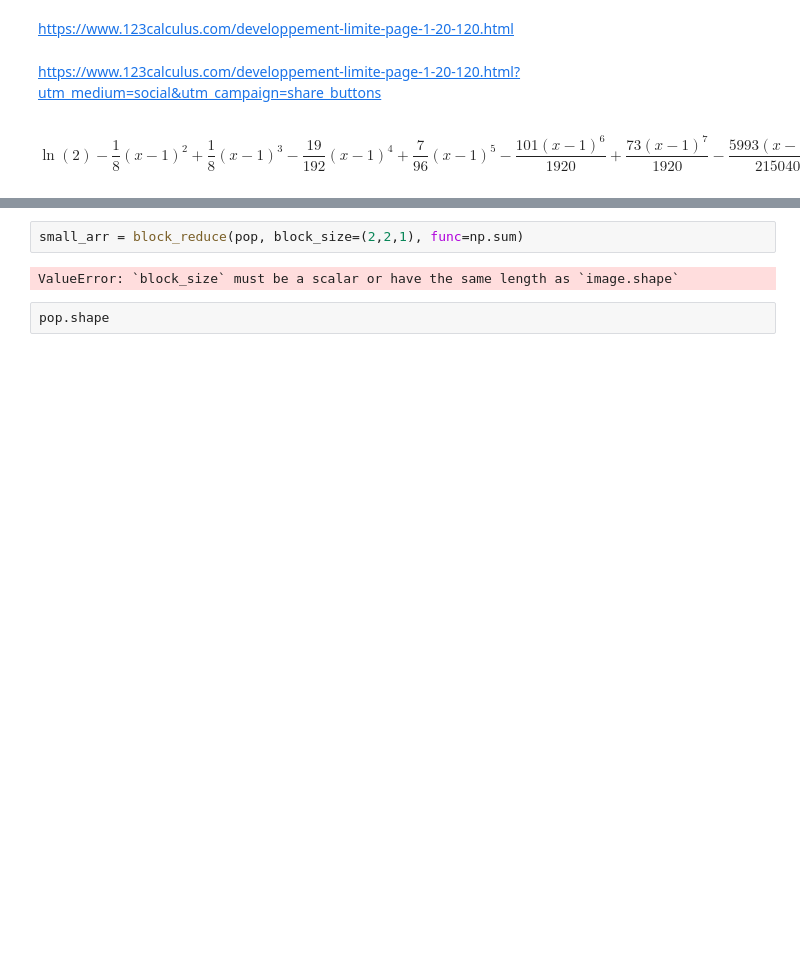
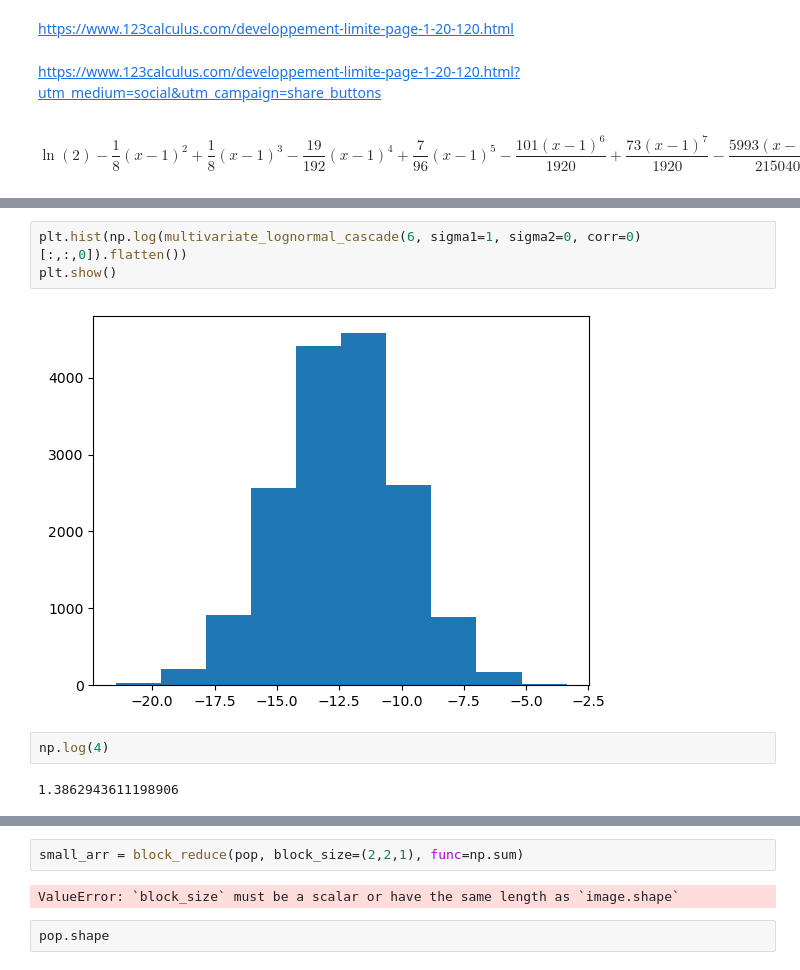
Before and after one commit to fsemecurbe/MMTMSS, a Jupyter notebook: MMTMSS_simplified.ipynb, the cells around one changed output, grey strips where cells are left out. Drawn from its saved outputs; the diff is of its cells as text; blank space fills up the shorter version.

```diff
--- a/MMTMSS_simplified.ipynb
+++ b/MMTMSS_simplified.ipynb
@@ -207,0 +276,9 @@ array([4.86436932e-01, 4.38823880e-01, 3.85136108e-01, 3.24936116e-01,
+# %%
+plt.hist(np.log(multivariate_lognormal_cascade(6, sigma1=1, sigma2=0, corr=0)[:,:,0]).flatten())
+plt.show()
+# %% [output]
+[figure, added]
+# %%
+np.log(4)
+# %% [output]
+1.3862943611198906
```
Also changed, not shown: parts of 26 cells of this notebook.
